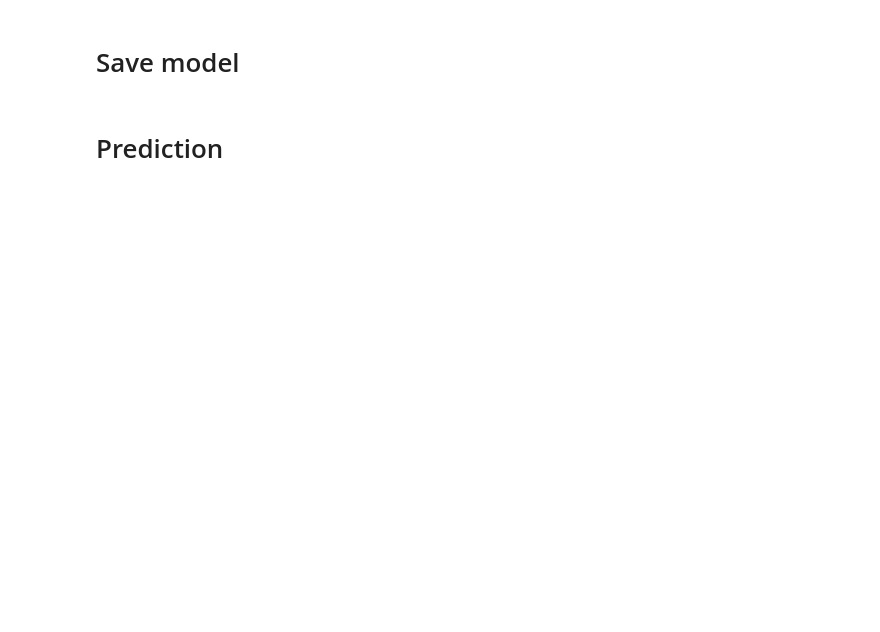
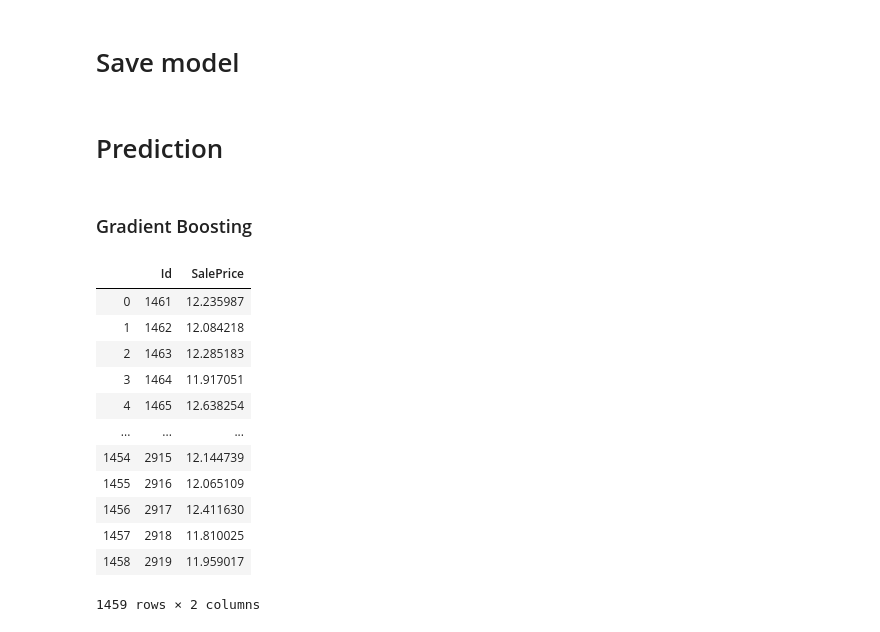
Before and after one commit to diannejardinez/Kaggle-Competition-Practice, a Jupyter notebook: Housing-Prices/second_submission-Machine-Learning-Competition-Practice-Iowa-Home-Prices.ipynb, the cells around one changed output. Cells and saved outputs as stored; diff of their text form; code cells hidden in the pictures; blank space fills up the shorter version.

Commit message:
pushing second submission predictions

```diff
--- a/Housing-Prices/second_submission-Machine-Learning-Competition-Practice-Iowa-Home-Prices.ipynb
+++ b/Housing-Prices/second_submission-Machine-Learning-Competition-Practice-Iowa-Home-Prices.ipynb
@@ -118,11 +148,11 @@ memory usage: 912.6+ KB
 # %%
-# Removing outliers
+# # Removing outliers
 
-num_attributes = housing_processed.select_dtypes(exclude='object')
+# num_attributes = housing_processed.select_dtypes(exclude='object')
 
-high_quant = housing_processed.quantile(.999)
+# high_quant = housing_processed.quantile(.999)
 
-for i in num_attributes.columns:
-    housing_processed = housing_processed.drop(housing_processed[i][housing_processed[i]>high_quant[i]].index)
+# for i in num_attributes.columns:
+#     housing_processed = housing_processed.drop(housing_processed[i][housing_processed[i]>high_quant[i]].index)
 
-housing_processed.info()
+# housing_processed.info()
@@ -452,2 +454,41 @@ grad_model_final = joblib.load("model/grad_model_final.pkl")
 # %% [markdown]
 # Prediction
+# %% [markdown]
+### Gradient Boosting
+# %%
+# Prediction - Gradient Boosting Regression without GridSearchCV
+
+# Fitting model
+gbr_model = GradientBoostingRegressor(max_features= 7)
+gbr_model.fit(housing_X_prepared, housing_y_prepared)
+
+# Reading test data
+test_data_path = 'data/test.csv'
+test_data = pd.read_csv(test_data_path)
+
+# Prediction
+X_test = housing_X_prepared
+test_preds = gbr_model.predict(X_test)
+
+# Displaying prediction in DataFrame
+output = pd.DataFrame({'Id': test_data.Id,
+                       'SalePrice': test_preds})
+
+# Saving prediction to file
+output.to_csv('second_submission.csv', index=False)
+
+output
+# %% [output]
+|  | Id | SalePrice |
+| 0 | 1461 | 12.235987 |
+| 1 | 1462 | 12.084218 |
+| 2 | 1463 | 12.285183 |
+| 3 | 1464 | 11.917051 |
+| 4 | 1465 | 12.638254 |
+| ... | ... | ... |
+| 1454 | 2915 | 12.144739 |
+| 1455 | 2916 | 12.065109 |
+| 1456 | 2917 | 12.411630 |
+| 1457 | 2918 | 11.810025 |
+| 1458 | 2919 | 11.959017 |
+1459 rows × 2 columns
```
Also changed, not shown: parts of 19 cells of this notebook, 1 other file.
